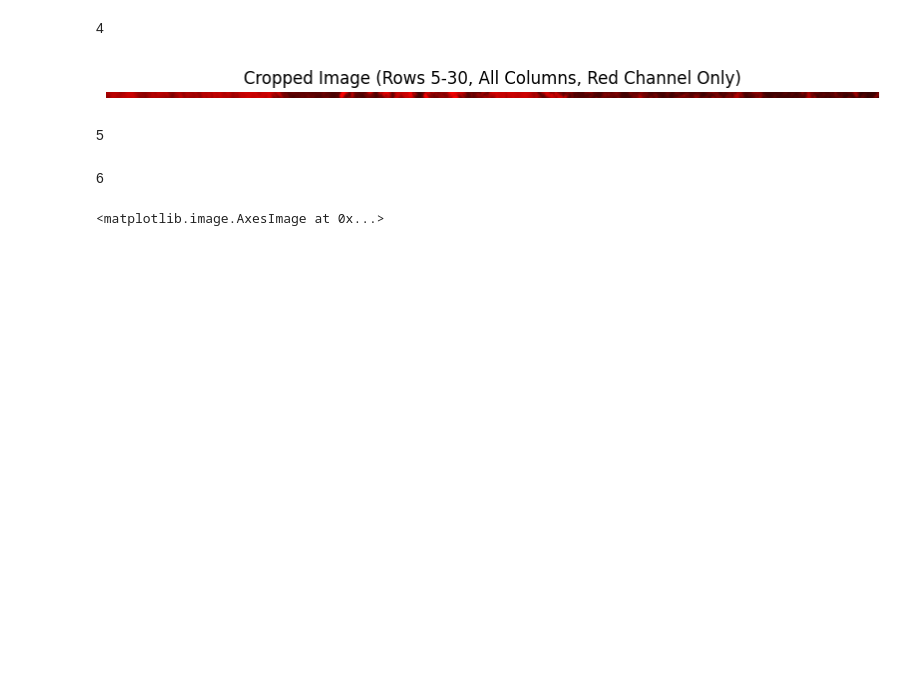
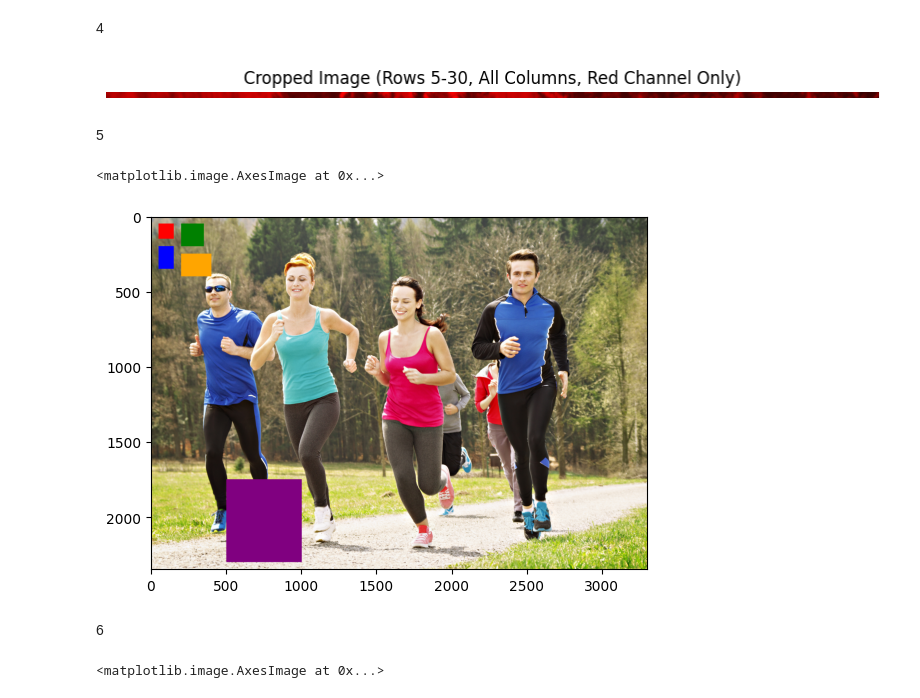
Before and after one commit to doggest25/PCVK_Agusty, a Jupyter notebook: tugas_week2.ipynb, the cells around one changed output. Drawn from its saved outputs; the diff is of its cells as text; code cells hidden in the pictures; blank space fills up the shorter version.

```diff
--- a/tugas_week2.ipynb
+++ b/tugas_week2.ipynb
@@ -108,6 +108,37 @@ plt.show()
 [figure]
 # %% [markdown]
 5
+# %%
+from PIL import Image, ImageDraw
+import matplotlib.pyplot as plt
+
+# Path ke file gambar di Google Drive
+image_path = '/content/drive/MyDrive/PCVK/Images/activity.jpg'  # Ubah dengan path gambar Anda
+
+# Buka gambar yang ada
+gambar = Image.open(image_path)
+
+# Buat objek untuk menggambar di atas gambar
+draw = ImageDraw.Draw(gambar)
+
+# Tentukan lima kotak dengan ukuran dan warna berbeda
+kotak = [
+    ((50, 50, 150, 150), 'red'),
+    ((200, 50, 350, 200), 'green'),
+    ((50, 200, 150, 350), 'blue'),
+    ((200, 250, 400, 400), 'orange'),
+    ((1000, 1750, 500, 2300), 'purple')
+]
+
+# Gambar kotak pada gambar
+for rect, warna in kotak:
+    draw.rectangle(rect, fill=warna)
+
+# Tampilkan gambar menggunakan plt.imshow
+plt.imshow(gambar)
+# %% [output]
+<matplotlib.image.AxesImage at 0x...>
+[figure, added]
 # %% [markdown]
 6
 # %%
```
Also changed, not shown: parts of 4 cells of this notebook.
